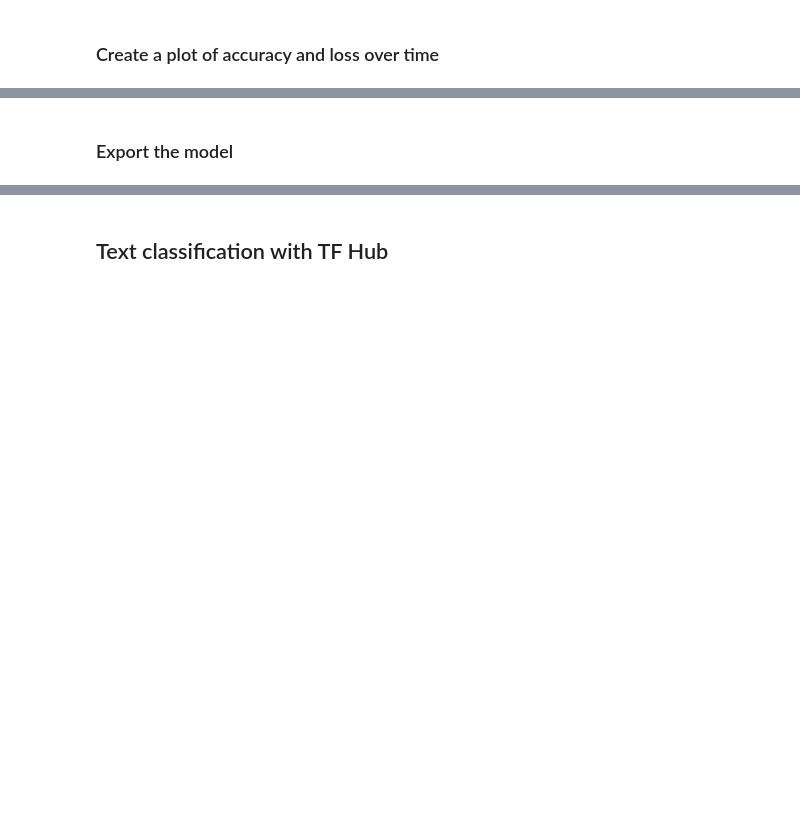
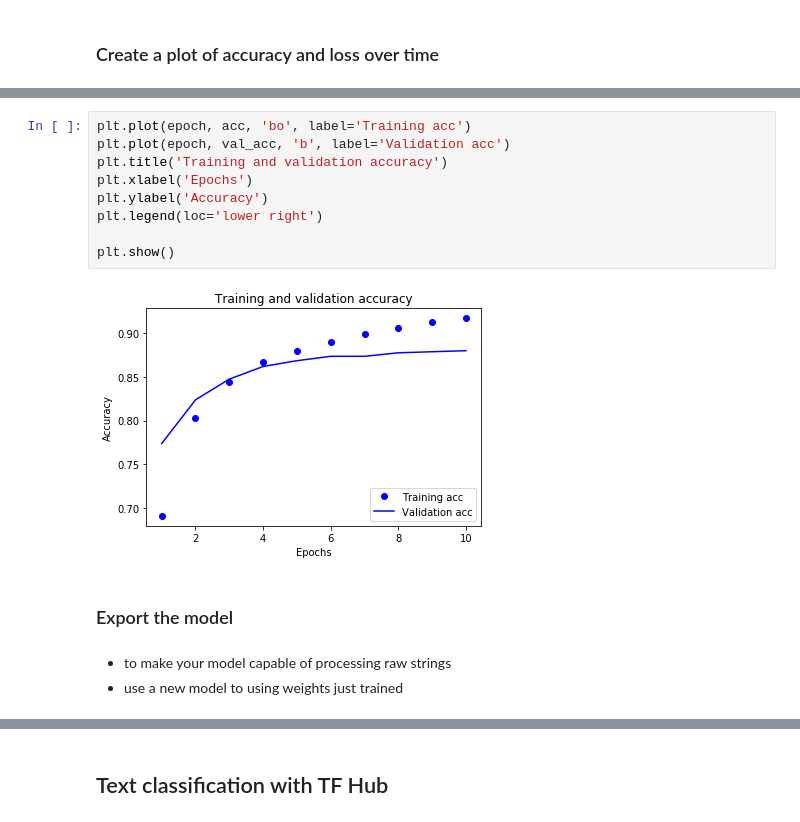
Before and after one commit to duongdqq/TF_tutorial, a Jupyter notebook: for_bebinners.ipynb, the cells around one changed output, grey strips where cells are left out. Cells and saved outputs as stored; diff of their text form; blank space fills up the shorter version.

```diff
--- a/for_bebinners.ipynb
+++ b/for_bebinners.ipynb
@@ -340,2 +534,16 @@ Found 25000 files belonging to 2 classes.
+# %%
+plt.plot(epoch, acc, 'bo', label='Training acc')
+plt.plot(epoch, val_acc, 'b', label='Validation acc')
+plt.title('Training and validation accuracy')
+plt.xlabel('Epochs')
+plt.ylabel('Accuracy')
+plt.legend(loc='lower right')
+
+plt.show()
+# %% [output]
+[figure, added]
 # %% [markdown]
 ### Export the model
+# %% [markdown]
+* to make your model capable of processing raw strings
+* use a new model to using weights just trained
```
Also changed, not shown: parts of 29 cells of this notebook.
